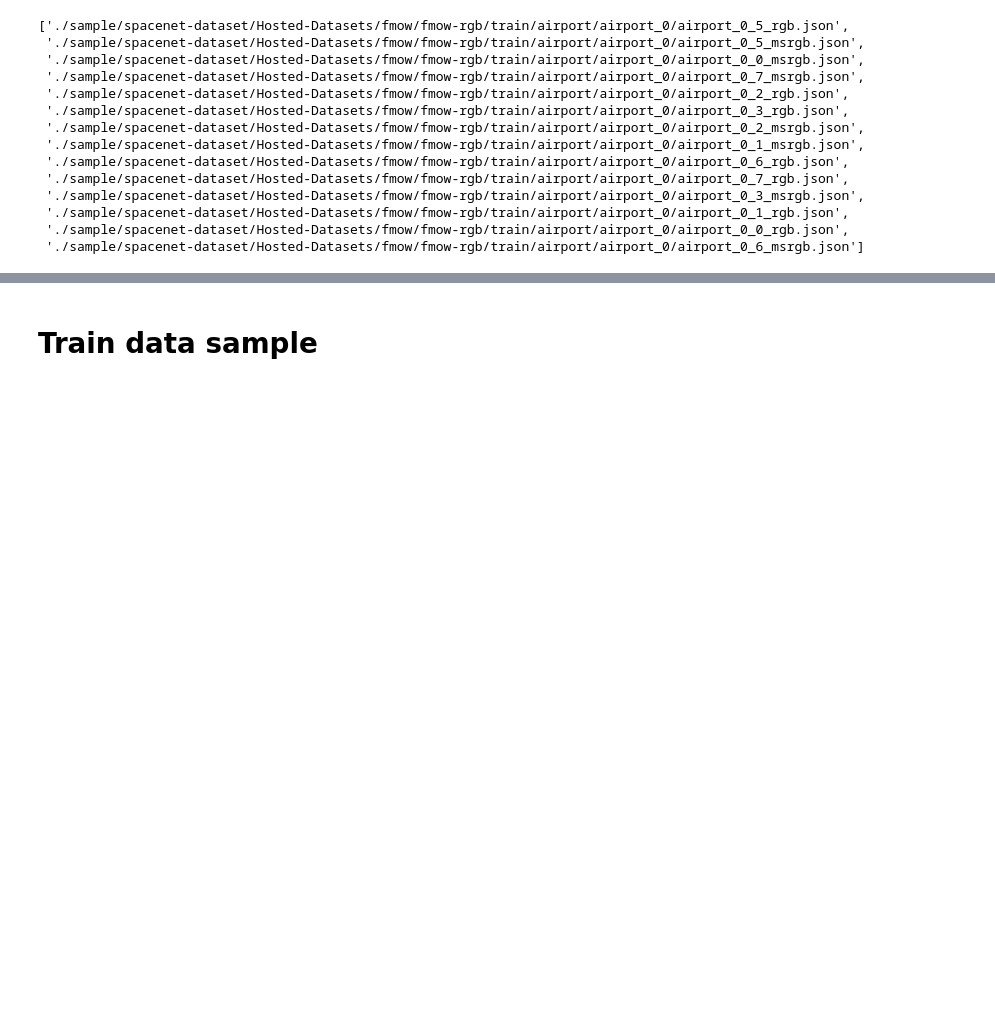
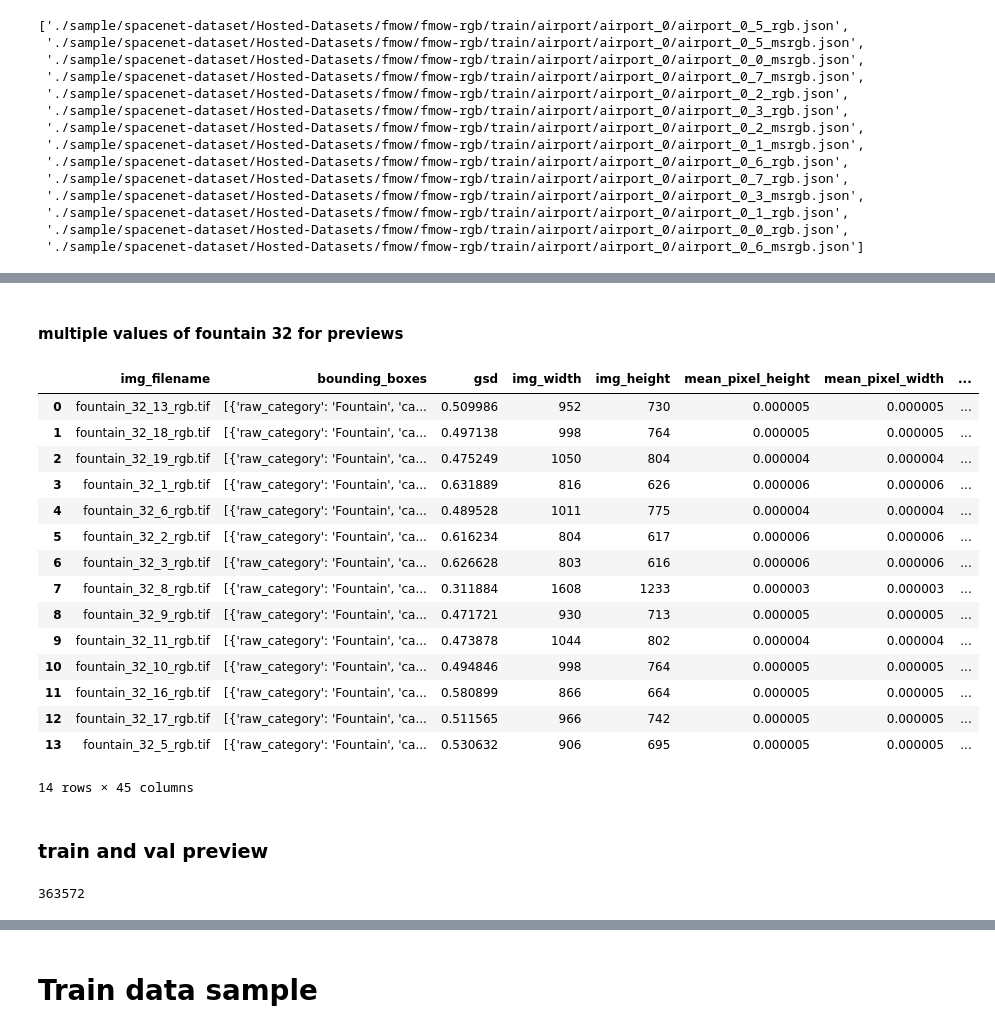
Before and after one commit to mhon2014/BigDataProject, a Jupyter notebook: ProjectDataExploration.ipynb, the cells around one changed output, grey strips where cells are left out. Drawn from its saved outputs; the diff is of its cells as text; code cells hidden in the pictures; blank space fills up the shorter version.

```diff
--- a/ProjectDataExploration.ipynb
+++ b/ProjectDataExploration.ipynb
@@ -118,0 +216,3 @@ files[:10]
+# %%
+seq = json.load(open(seq_gt[0]))
+seq_gt_pd = pd.json_normalize(seq)
@@ -118,0 +225,3 @@ files[:10]
+# %%
+seq_ms = json.load(open(seq_gt[1]))
+seq_gt_ms_pd = pd.json_normalize(seq_ms)
@@ -118,0 +258,2 @@ files[:10]
+# %%
+test_gt = glob.glob('./groundtruth/test_gt/fountain/fountain_32/*_rgb.json', recursive=True)
@@ -118,0 +277,29 @@ files[:10]
+# %%
+testsample = []
+for i in test_gt:
+    testsample.append(json.load(open(i)))
+test_pd = pd.json_normalize(testsample)
+# single_pd = pd.json_normalize(json.load(open(test_gt[0])), max_level=5)
+# %% [markdown]
+#### multiple values of fountain 32 for previews
+# %%
+test_pd
+# %% [output]
+|  | img_filename | bounding_boxes | gsd | img_width | img_height | mean_pixel_height | mean_pixel_width | ... |
+| 0 | fountain_32_13_rgb.tif | [{'raw_category': 'Fountain', 'ca... | 0.509986 | 952 | 730 | 0.000005 | 0.000005 | ... |
+| 1 | fountain_32_18_rgb.tif | [{'raw_category': 'Fountain', 'ca... | 0.497138 | 998 | 764 | 0.000005 | 0.000005 | ... |
+| 2 | fountain_32_19_rgb.tif | [{'raw_category': 'Fountain', 'ca... | 0.475249 | 1050 | 804 | 0.000004 | 0.000004 | ... |
+| 3 | fountain_32_1_rgb.tif | [{'raw_category': 'Fountain', 'ca... | 0.631889 | 816 | 626 | 0.000006 | 0.000006 | ... |
+| 4 | fountain_32_6_rgb.tif | [{'raw_category': 'Fountain', 'ca... | 0.489528 | 1011 | 775 | 0.000004 | 0.000004 | ... |
+| 5 | fountain_32_2_rgb.tif | [{'raw_category': 'Fountain', 'ca... | 0.616234 | 804 | 617 | 0.000006 | 0.000006 | ... |
+| 6 | fountain_32_3_rgb.tif | [{'raw_category': 'Fountain', 'ca... | 0.626628 | 803 | 616 | 0.000006 | 0.000006 | ... |
+| 7 | fountain_32_8_rgb.tif | [{'raw_category': 'Fountain', 'ca... | 0.311884 | 1608 | 1233 | 0.000003 | 0.000003 | ... |
+| 8 | fountain_32_9_rgb.tif | [{'raw_category': 'Fountain', 'ca... | 0.471721 | 930 | 713 | 0.000005 | 0.000005 | ... |
+| 9 | fountain_32_11_rgb.tif | [{'raw_category': 'Fountain', 'ca... | 0.473878 | 1044 | 802 | 0.000004 | 0.000004 | ... |
+| 10 | fountain_32_10_rgb.tif | [{'raw_category': 'Fountain', 'ca... | 0.494846 | 998 | 764 | 0.000005 | 0.000005 | ... |
+| 11 | fountain_32_16_rgb.tif | [{'raw_category': 'Fountain', 'ca... | 0.580899 | 866 | 664 | 0.000005 | 0.000005 | ... |
+| 12 | fountain_32_17_rgb.tif | [{'raw_category': 'Fountain', 'ca... | 0.511565 | 966 | 742 | 0.000005 | 0.000005 | ... |
+| 13 | fountain_32_5_rgb.tif | [{'raw_category': 'Fountain', 'ca... | 0.530632 | 906 | 695 | 0.000005 | 0.000005 | ... |
+14 rows × 45 columns
+# %% [markdown]
+### train and val preview
@@ -118,0 +308,4 @@ files[:10]
+# %%
+len(train)
+# %% [output]
+363572
```
Also changed, not shown: parts of 63 cells of this notebook, 19 other files.
